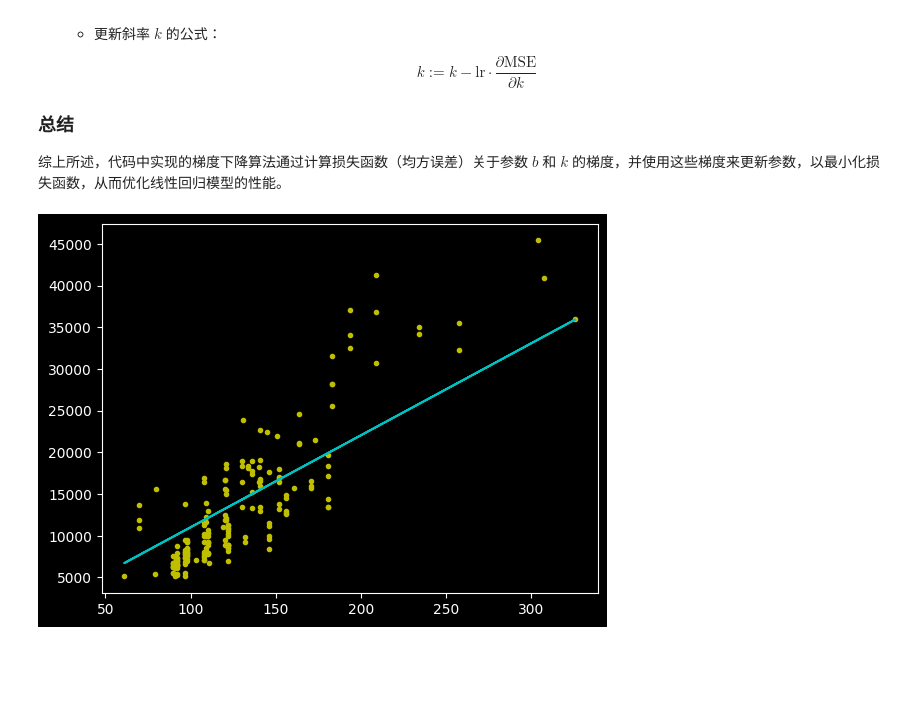
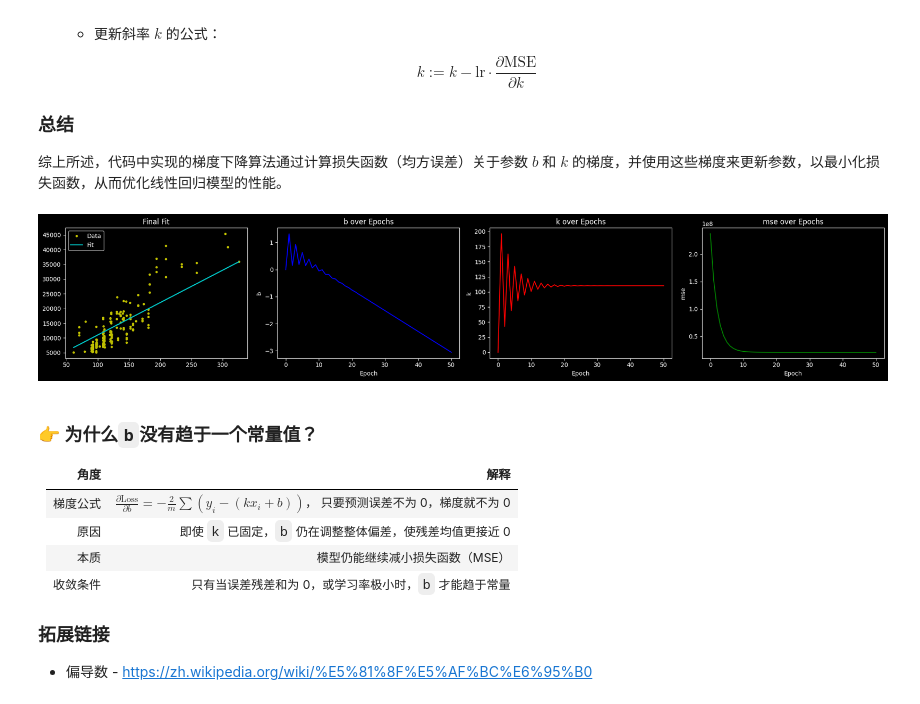
Before and after one commit to caoaolong/llm-teach, a Jupyter notebook: ML/1.线性回归.ipynb, the cells around one changed output. Saved outputs shown, nothing was run; the diff lists cells and outputs as text; code cells hidden in the pictures; blank space fills up the shorter version.

```diff
--- a/ML/1.线性回归.ipynb
+++ b/ML/1.线性回归.ipynb
@@ -114,10 +114,10 @@ plt.show()
 # %% [output]
 [figure]
 # %%
-x_data = data[mask, 16][:, np.newaxis]  # 增加一个维度
-y_data = data[mask, 25][:, np.newaxis]  # 增加一个维度
+_x_data = data[mask, 16][:, np.newaxis]  # 增加一个维度
+_y_data = data[mask, 25][:, np.newaxis]  # 增加一个维度
 model = LinearRegression()
-model.fit(x_data, y_data)
+model.fit(_x_data, _y_data)
 # %% [output]
 LinearRegression()
 # %%
@@ -177,35 +177,82 @@ plt.show()
 # %%
 # 学习率
 lr = 0.0001
 # 截距
 b = 0
 # 斜率
 k = 0
 # 最大迭代次数
 epochs = 50
 
 # 计算均方误差（MSE）
 def compute_mse(b, k, x_data, y_data):
     total_error = 0
     for i in range(len(x_data)):
         total_error += (y_data[i] - (k * x_data[i] + b)) ** 2
     return total_error / float(len(x_data))
 
 def gradient_descent_runner(x_data, y_data, b, k, lr, epochs):
     m = float(len(x_data))
+    b_history = [b]
+    k_history = [k]
+    mse_history = [compute_mse(b, k, x_data, y_data)]
     for i in range(epochs):
         b_grad = 0
         k_grad = 0
         for j in range(0, len(x_data)):
             b_grad += -(1/m) * (y_data[j] - ((k * x_data[j]) + b))
             k_grad += -(1/m) * x_data[j]  * (y_data[j] - ((k * x_data[j]) + b))
         b -= lr * b_grad
         k -= lr * k_grad
-    return b, k
+        b_history.append(b)
+        k_history.append(k)
+        mse_history.append(compute_mse(b, k, x_data, y_data))
+    return b, k, b_history, k_history, mse_history
 
-b, k = gradient_descent_runner(x_data, y_data, b, k, lr, epochs)
-plt.plot(x_data, y_data, 'y.')
-plt.plot(x_data, k * x_data + b, 'c')
+b, k, b_history, k_history, mse_history = gradient_descent_runner(x_data, y_data, b, k, lr, epochs)
+# 拟合结果图
+plt.figure(figsize=(20, 4))
+
+plt.subplot(1, 4, 1)
+plt.plot(x_data, y_data, 'y.', label='Data')
+plt.plot(x_data, [k * x + b for x in x_data], 'c', label='Fit')
+plt.title('Final Fit')
+plt.legend()
+
+# b 变化图
+plt.subplot(1, 4, 2)
+plt.plot(b_history, 'b')
+plt.title('b over Epochs')
+plt.xlabel('Epoch')
+plt.ylabel('b')
+
+# k 变化图
+plt.subplot(1, 4, 3)
+plt.plot(k_history, 'r')
+plt.title('k over Epochs')
+plt.xlabel('Epoch')
+plt.ylabel('k')
+
+# mse 变化图
+plt.subplot(1, 4, 4)
+plt.plot(mse_history, 'g')
+plt.title('mse over Epochs')
+plt.xlabel('Epoch')
+plt.ylabel('mse')
+
+plt.tight_layout()
 plt.show()
 # %% [output]
-[figure, old version]
+[figure, new version]
+# %% [markdown]
+### 👉 为什么`b`没有趋于一个常量值？
+
+| 角度 | 解释 |
+|------|------|
+| 梯度公式 | $ \frac{\partial \text{Loss}}{\partial b} = -\frac{2}{m} \sum (y_i - (k x_i + b)) $， 只要预测误差不为 0，梯度就不为 0 |
+| 原因 | 即使 `k` 已固定，`b` 仍在调整整体偏差，使残差均值更接近 0 |
+| 本质 | 模型仍能继续减小损失函数（MSE） |
+| 收敛条件 | 只有当误差残差和为 0，或学习率极小时，`b` 才能趋于常量 |
+
+### 拓展链接
++ 偏导数 - https://zh.wikipedia.org/wiki/%E5%81%8F%E5%AF%BC%E6%95%B0
```
Also changed, not shown: parts of 1 cell of this notebook.
